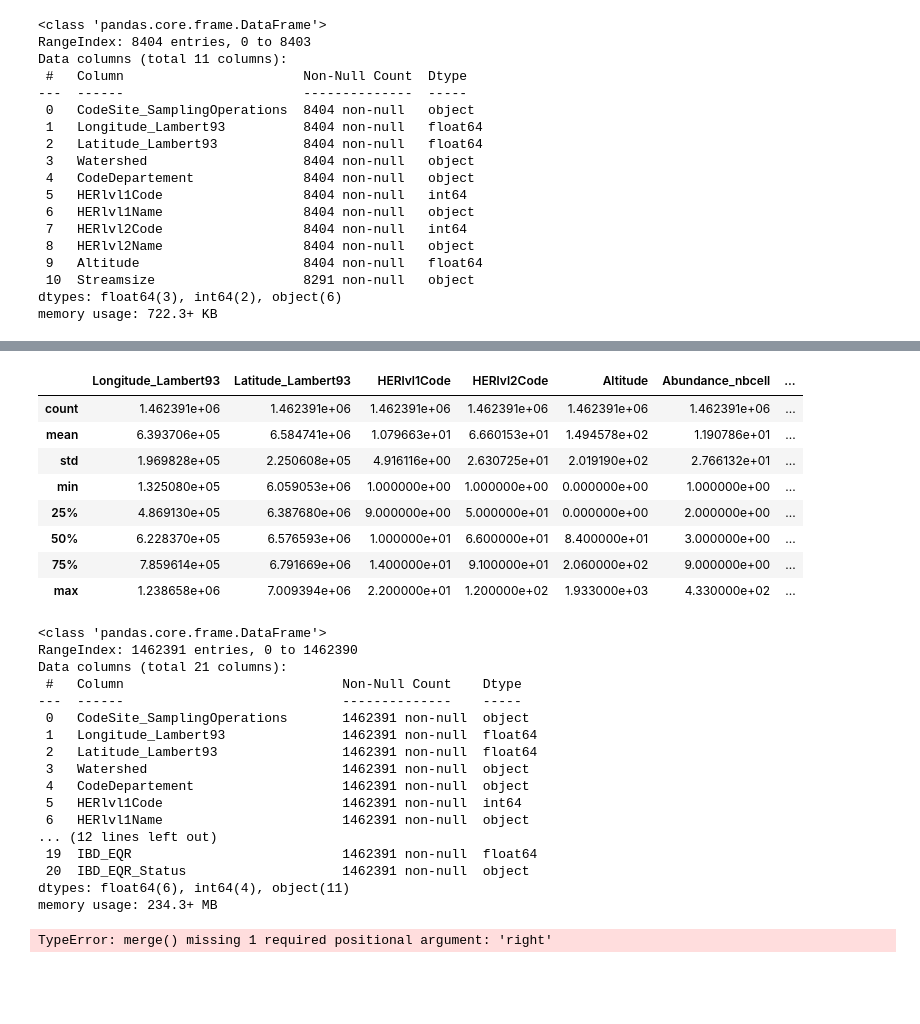
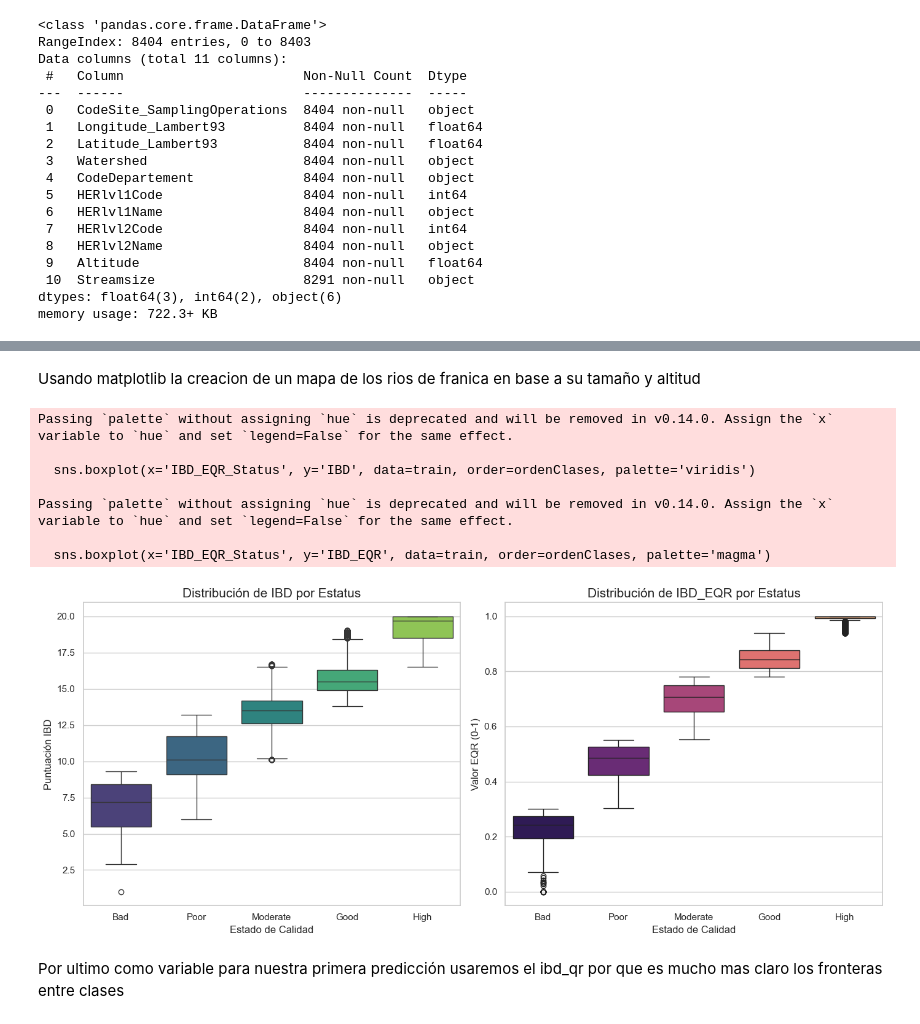
Before and after one commit to gerarsau07/NautaData, a Jupyter notebook: Modelo/Exploraracion.ipynb, the cells around one changed output, grey strips where cells are left out. Saved outputs shown, nothing was run; the diff lists cells and outputs as text; code cells hidden in the pictures; blank space fills up the shorter version.

```diff
--- a/Modelo/Exploraracion.ipynb
+++ b/Modelo/Exploraracion.ipynb
@@ -166,36 +136,37 @@ sb.scatterplot(
-# %%
-datasetFa.describe()
-# %% [output]
-|  | Longitude_Lambert93 | Latitude_Lambert93 | HERlvl1Code | HERlvl2Code | Altitude | Abundance_nbcell | ... |
-| count | 1.462391e+06 | 1.462391e+06 | 1.462391e+06 | 1.462391e+06 | 1.462391e+06 | 1.462391e+06 | ... |
-| mean | 6.393706e+05 | 6.584741e+06 | 1.079663e+01 | 6.660153e+01 | 1.494578e+02 | 1.190786e+01 | ... |
-| std | 1.969828e+05 | 2.250608e+05 | 4.916116e+00 | 2.630725e+01 | 2.019190e+02 | 2.766132e+01 | ... |
-| min | 1.325080e+05 | 6.059053e+06 | 1.000000e+00 | 1.000000e+00 | 0.000000e+00 | 1.000000e+00 | ... |
-| 25% | 4.869130e+05 | 6.387680e+06 | 9.000000e+00 | 5.000000e+01 | 0.000000e+00 | 2.000000e+00 | ... |
-| 50% | 6.228370e+05 | 6.576593e+06 | 1.000000e+01 | 6.600000e+01 | 8.400000e+01 | 3.000000e+00 | ... |
-| 75% | 7.859614e+05 | 6.791669e+06 | 1.400000e+01 | 9.100000e+01 | 2.060000e+02 | 9.000000e+00 | ... |
-| max | 1.238658e+06 | 7.009394e+06 | 2.200000e+01 | 1.200000e+02 | 1.933000e+03 | 4.330000e+02 | ... |
-# %%
-datasetFa.info()
-# %% [output]
-<class 'pandas.core.frame.DataFrame'>
-RangeIndex: 1462391 entries, 0 to 1462390
-Data columns (total 21 columns):
- #   Column                            Non-Null Count    Dtype
----  ------                            --------------    -----
- 0   CodeSite_SamplingOperations       1462391 non-null  object
- 1   Longitude_Lambert93               1462391 non-null  float64
- 2   Latitude_Lambert93                1462391 non-null  float64
- 3   Watershed                         1462391 non-null  object
- 4   CodeDepartement                   1462391 non-null  object
- 5   HERlvl1Code                       1462391 non-null  int64
- 6   HERlvl1Name                       1462391 non-null  object
-... (12 lines left out)
- 19  IBD_EQR                           1462391 non-null  float64
- 20  IBD_EQR_Status                    1462391 non-null  object
-dtypes: float64(6), int64(4), object(11)
-memory usage: 234.3+ MB
-# %%
-normalizarDatos = datasetFa.ws
-# %% [output]
-TypeError: merge() missing 1 required positional argument: 'right'
+# %% [markdown]
+Usando matplotlib la creacion de un mapa de los rios de franica en base a su tamaño y altitud
+# %%
+
+import seaborn as sns
+
+ordenClases = ['Bad', 'Poor', 'Moderate', 'Good', 'High']
+
+plt.figure(figsize=(14, 6))
+sns.set_theme(style="whitegrid")
+
+
+plt.subplot(1, 2, 1)
+sns.boxplot(x='IBD_EQR_Status', y='IBD', data=train, order=ordenClases, palette='viridis')
+plt.title('Distribución de IBD por Estatus', fontsize=15)
+plt.xlabel('Estado de Calidad', fontsize=12)
+plt.ylabel('Puntuación IBD', fontsize=12)
+
+plt.subplot(1, 2, 2)
+sns.boxplot(x='IBD_EQR_Status', y='IBD_EQR', data=train, order=ordenClases, palette='magma')
+plt.title('Distribución de IBD_EQR por Estatus', fontsize=15)
+plt.xlabel('Estado de Calidad', fontsize=12)
+plt.ylabel('Valor EQR (0-1)', fontsize=12)
+
+plt.tight_layout()
+plt.show()
+# %% [output]
+Passing `palette` without assigning `hue` is deprecated and will be removed in v0.14.0. Assign the `x` variable to `hue` and set `legend=False` for the same effect.
+
+  sns.boxplot(x='IBD_EQR_Status', y='IBD', data=train, order=ordenClases, palette='viridis')
+
+Passing `palette` without assigning `hue` is deprecated and will be removed in v0.14.0. Assign the `x` variable to `hue` and set `legend=False` for the same effect.
+
+  sns.boxplot(x='IBD_EQR_Status', y='IBD_EQR', data=train, order=ordenClases, palette='magma')
+[figure, added]
+# %% [markdown]
+Por ultimo como variable para nuestra primera predicción usaremos el ibd_qr por que es mucho mas claro los fronteras entre clases
```
Also changed, not shown: parts of 11 cells of this notebook.
